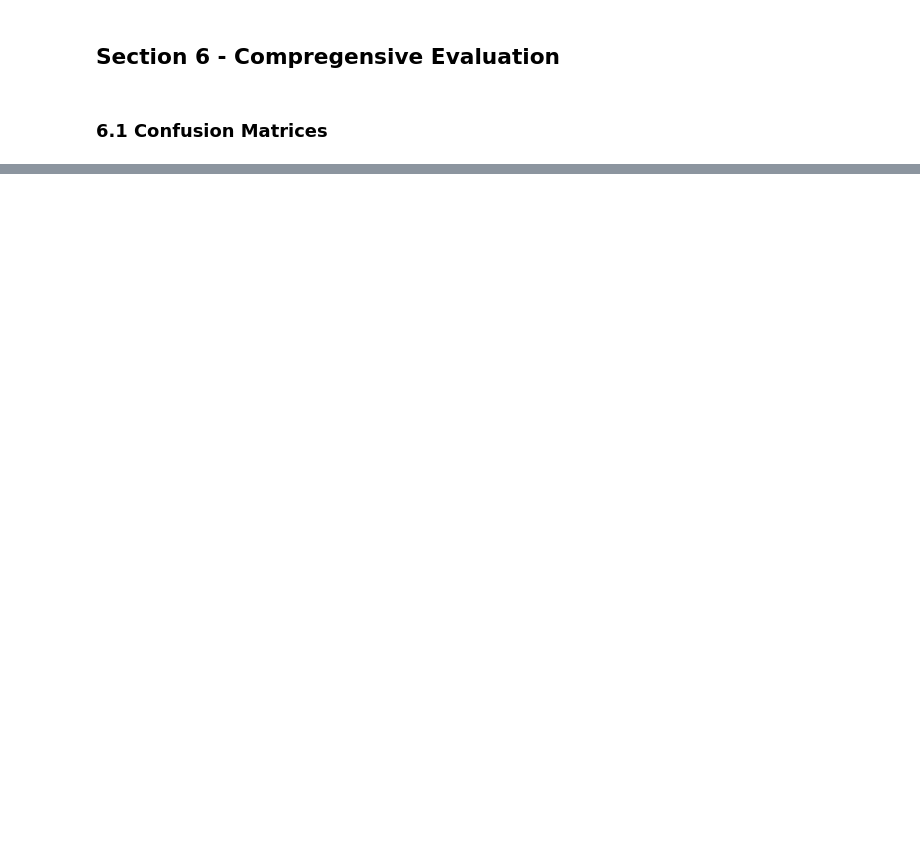
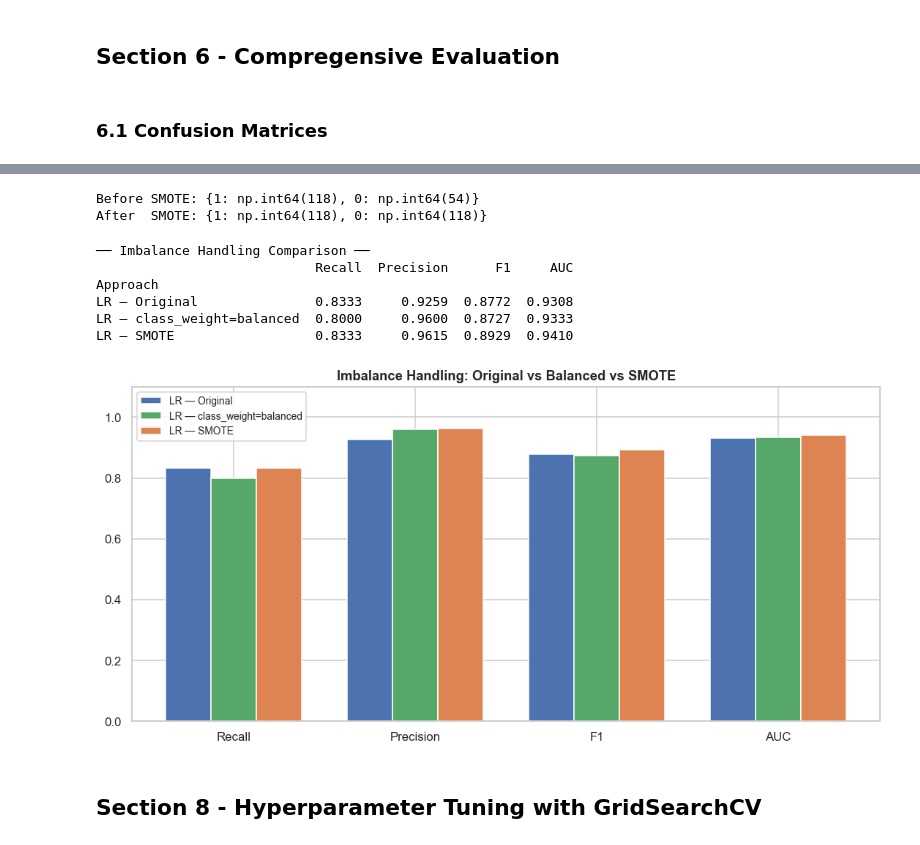
Before and after one commit to himanshu-jadhav108/Student-Placement-Predictor, a Jupyter notebook: Notebook/notebook.ipynb, the cells around one changed output, grey strips where cells are left out. Drawn from its saved outputs; the diff is of its cells as text; code cells hidden in the pictures; blank space fills up the shorter version.

```diff
--- a/Notebook/notebook.ipynb
+++ b/Notebook/notebook.ipynb
@@ -612,0 +564,74 @@ plt.tight_layout(); plt.show()
+# %%
+# 7.1 Logistic Regression with class_weight='balanced'
+lr_balanced = LogisticRegression(max_iter=1000, class_weight='balanced', random_state=RANDOM_STATE)
+lr_balanced.fit(x_train_scaled, y_train)
+lr_bal_pred = lr_balanced.predict(x_test_scaled)
+lr_bal_prob = lr_balanced.predict_proba(x_test_scaled)[:,1]
+# %%
+# 7.2 SMOTE
+
+if SMOTE_AVAILABLE:
+    smote = SMOTE(random_state=RANDOM_STATE)
+    X_smote, y_smote = smote.fit_resample(x_train_scaled, y_train)
+    print(f'Before SMOTE: {dict(pd.Series(y_train).value_counts())}')
+    print(f'After  SMOTE: {dict(pd.Series(y_smote).value_counts())}')
+    lr_smote = LogisticRegression(max_iter=1000, random_state=RANDOM_STATE)
+    lr_smote.fit(X_smote, y_smote)
+    lr_smote_pred = lr_smote.predict(x_test_scaled)
+    lr_smote_prob = lr_smote.predict_proba(x_test_scaled)[:,1]
+# %% [output]
+Before SMOTE: {1: np.int64(118), 0: np.int64(54)}
+After  SMOTE: {1: np.int64(118), 0: np.int64(118)}
+# %%
+# 7.3 Compare: Original vs Balanced vs SMOTE
+
+lr_orig = [r for r in results if r['Model']=='Logistic Regression'][0]
+
+compare_rows = [
+    {'Approach':'LR — Original',
+     'Recall': recall_score(y_test, lr_orig['_te_pred']),
+     'Precision': precision_score(y_test, lr_orig['_te_pred']),
+     'F1': f1_score(y_test, lr_orig['_te_pred']),
+     'AUC': roc_auc_score(y_test, lr_orig['_te_prob'])},
+    {'Approach':'LR — class_weight=balanced',
+     'Recall': recall_score(y_test, lr_bal_pred),
+     'Precision': precision_score(y_test, lr_bal_pred),
+     'F1': f1_score(y_test, lr_bal_pred),
+     'AUC': roc_auc_score(y_test, lr_bal_prob)},
+]
+
+if SMOTE_AVAILABLE:
+    compare_rows.append({
+        'Approach':'LR — SMOTE',
+        'Recall': recall_score(y_test, lr_smote_pred),
+        'Precision': precision_score(y_test, lr_smote_pred),
+        'F1': f1_score(y_test, lr_smote_pred),
+        'AUC': roc_auc_score(y_test, lr_smote_prob)
+    })
+
+compare_df = pd.DataFrame(compare_rows).set_index('Approach').round(4)
+print('── Imbalance Handling Comparison ──')
+print(compare_df.to_string())
+
+# Visual comparison
+fig, ax = plt.subplots(figsize=(10, 5))
+x = np.arange(len(compare_df.columns))
+w = 0.25
+bar_colors = ['#4C72B0','#55A868','#DD8452']
+for i, (approach, row) in enumerate(compare_df.iterrows()):
+    ax.bar(x + i*w, row.values, w, label=approach,
+           color=bar_colors[i], edgecolor='white')
+ax.set_xticks(x + w); ax.set_xticklabels(compare_df.columns)
+ax.set_title('Imbalance Handling: Original vs Balanced vs SMOTE', fontweight='bold')
+ax.legend(fontsize=9); ax.set_ylim(0, 1.1)
+plt.tight_layout(); plt.show()
+# %% [output]
+── Imbalance Handling Comparison ──
+                            Recall  Precision      F1     AUC
+Approach
+LR — Original               0.8333     0.9259  0.8772  0.9308
+LR — class_weight=balanced  0.8000     0.9600  0.8727  0.9333
+LR — SMOTE                  0.8333     0.9615  0.8929  0.9410
+[figure, added]
+# %% [markdown]
+## Section 8 - Hyperparameter Tuning with GridSearchCV
```
Also changed, not shown: parts of 14 cells of this notebook.
